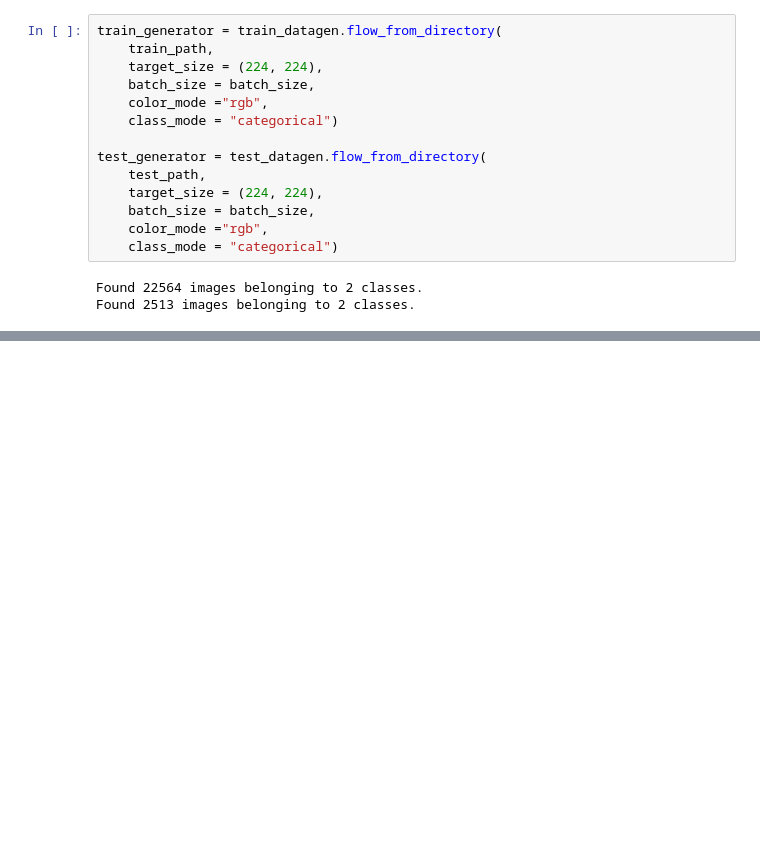
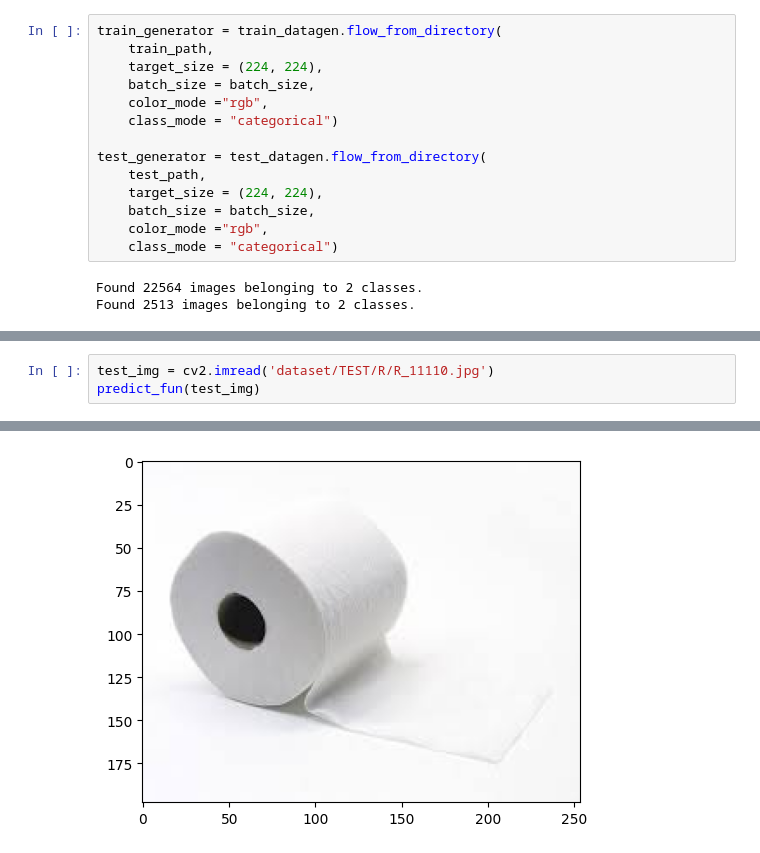
Before and after one commit to manyagupta0209/Week-1, a Jupyter notebook: wasteclassification.ipynb, the cells around one changed output, grey strips where cells are left out. Cells and saved outputs as stored; diff of their text form; blank space fills up the shorter version.

```diff
--- a/wasteclassification.ipynb
+++ b/wasteclassification.ipynb
@@ -167,0 +203,4 @@ Epoch 10/10
+# %%
+test_img = cv2.imread('dataset/TEST/R/R_11110.jpg')
+predict_fun(test_img)
+# %% [output]
@@ -167,0 +209 @@ Epoch 10/10
+[figure, added]
```
Also changed, not shown: parts of 8 cells of this notebook, 1 other file.
